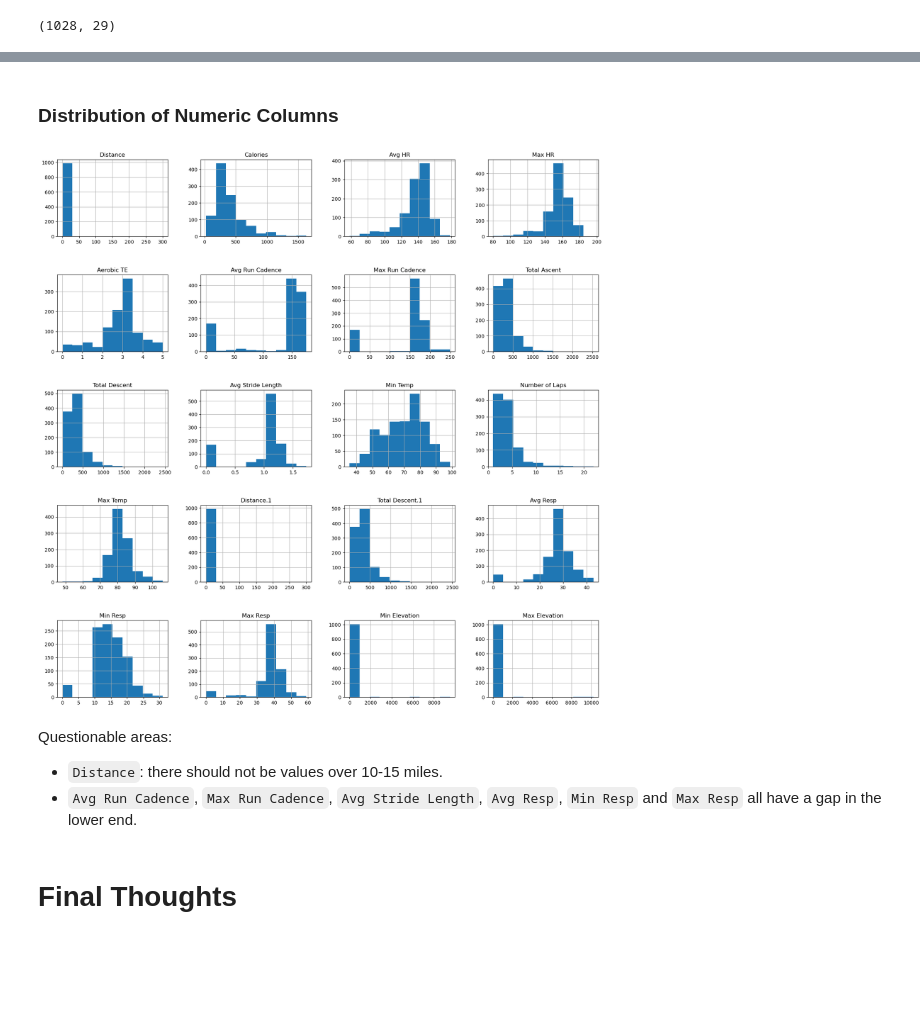
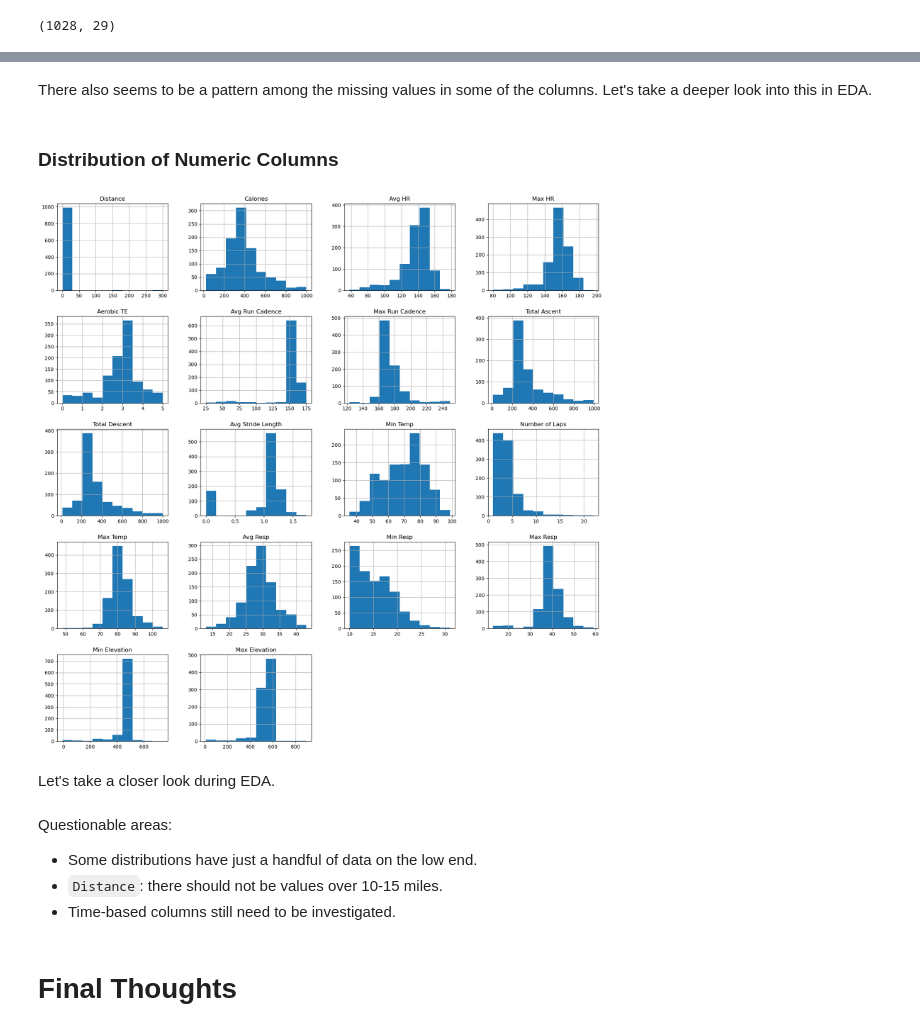
Before and after one commit to marcmehrotra/Springboard, a Jupyter notebook: Capstone Project 2/code/Stage2_Capstone_2_Data_Wrangling.ipynb, the cells around one changed output, grey strips where cells are left out. Cells and saved outputs as stored; diff of their text form; code cells hidden in the pictures; blank space fills up the shorter version.

```diff
--- a/Capstone Project 2/code/Stage2_Capstone_2_Data_Wrangling.ipynb
+++ b/Capstone Project 2/code/Stage2_Capstone_2_Data_Wrangling.ipynb
@@ -1012,11 +1068,0 @@ Before attempting to switch the data types of all these other columns over to 'i
-# %%
-for col in int_list:
-    manualExport[col] = manualExport[col].str.replace(',','')
-    manualExport[col] = manualExport[col].str.replace('--', '0')
-# %%
-for col in int_list:
-    manualExport[col] = manualExport[col].astype('int64')
-# %%
-int_list = ['Calories','Avg Run Cadence','Max Run Cadence','Total Ascent','Total Descent','Total Descent.1','Avg Resp','Min Resp','Max Resp','Min Elevation','Max Elevation']
-for col in int_list:
-    print(f"{col}: {manualExport[col].at[0]} / Type: {type(manualExport[col].at[0])}")
@@ -1054,0 +1083,6 @@ memory usage: 297.3+ KB
+# %%
+exclude = ['Activity Type','Date','Title','Time','Avg Pace','Best Pace','Best Lap Time','Moving Time','Elapsed Time']
+for col in manualExport.columns:
+    if manualExport[col].dtype == 'object' and col not in exclude:
+        manualExport[col] = pd.to_numeric(manualExport[col], errors='coerce')
+print(manualExport.info())
@@ -1055,14 +1125,18 @@ memory usage: 297.3+ KB
+# %% [markdown]
+There also seems to be a pattern among the missing values in some of the columns.  Let's take a deeper look into this in EDA.
 # %% [markdown]
 ### Distribution of Numeric Columns
 # %%
-manualExport.hist(figsize=(20,20))
-plt.subplots_adjust(hspace=0.5);
+manualExport.hist(figsize=(20,20));
 # %% [output]
-[figure, old version]
+[figure, new version]
-# %% [markdown]
-Questionable areas:
-- `Distance`: there should not be values over 10-15 miles.
-- `Avg Run Cadence`, `Max Run Cadence`, `Avg Stride Length`, `Avg Resp`, `Min Resp` and `Max Resp` all have a gap in the lower end.
+# %% [markdown]
+  Let's take a closer look during EDA.
+# %% [markdown]
+Questionable areas:
+- Some distributions have just a handful of data on the low end.
+- `Distance`: there should not be values over 10-15 miles.
+- Time-based columns still need to be investigated.
 # %% [markdown]
 # Final Thoughts
 # %% [markdown]
```
Also changed, not shown: parts of 79 cells of this notebook.
